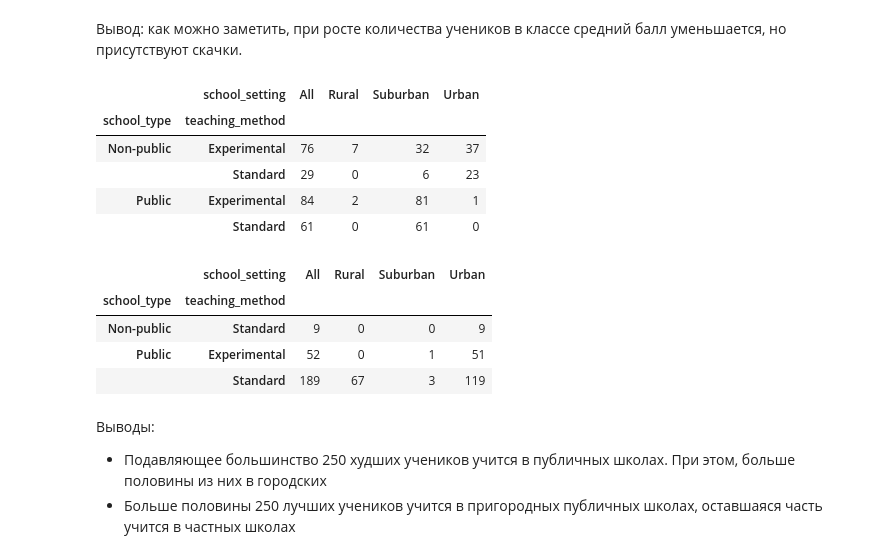
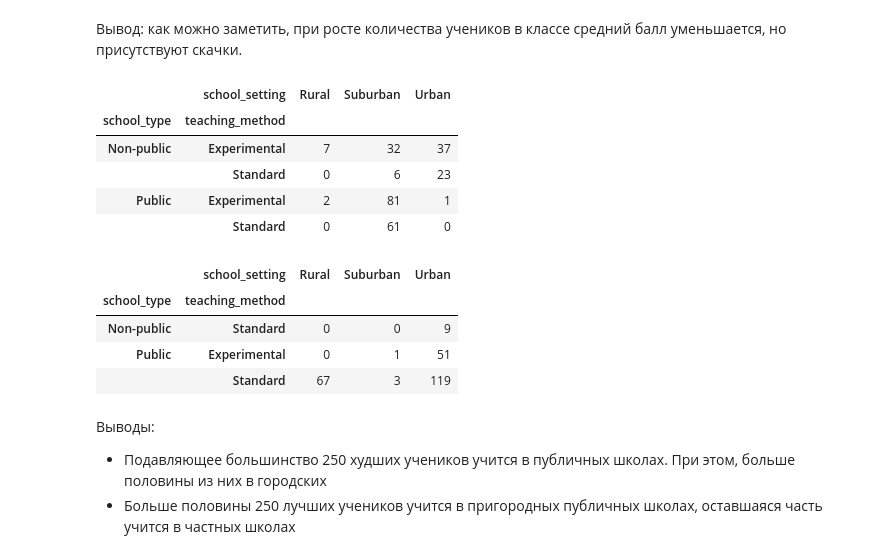
Before and after one commit to LlirikOknessu/tpu-8e22-ML-course, a Jupyter notebook: munkonov_nima/eda.ipynb, the cells around one changed output. Saved outputs shown, nothing was run; the diff lists cells and outputs as text; code cells hidden in the pictures.

```diff
--- a/munkonov_nima/eda.ipynb
+++ b/munkonov_nima/eda.ipynb
@@ -219,21 +219,22 @@ for bar in ax.patches:
 # %%
 # Проанализируем топ 250 лучших учеников
 top_scores = scores.sort_values(by=['posttest', 'pretest'], ascending=False)[:250]
 top_diff = pd.crosstab([top_scores.school_type, top_scores.teaching_method],
                           top_scores.school_setting,
                           margins=True)
 top_diff = top_diff.sort_index(axis=1)
 top_diff = top_diff.sort_index(axis=0)
-td = top_diff.drop('All', axis=1)
-td = top_diff.drop('All', axis=0)
+td = top_diff
+td = td.drop('All', axis=1)
+td = td.drop('All', axis=0)
 td.style.background_gradient(cmap='Greens', axis=None)
 # %% [output]
-|  | school_setting | All | Rural | Suburban | Urban |
-| school_type | teaching_method |  |  |  |  |
-| Non-public | Experimental | 76 | 7 | 32 | 37 |
-|  | Standard | 29 | 0 | 6 | 23 |
-| Public | Experimental | 84 | 2 | 81 | 1 |
-|  | Standard | 61 | 0 | 61 | 0 |
+|  | school_setting | Rural | Suburban | Urban |
+| school_type | teaching_method |  |  |  |
+| Non-public | Experimental | 7 | 32 | 37 |
+|  | Standard | 0 | 6 | 23 |
+| Public | Experimental | 2 | 81 | 1 |
+|  | Standard | 0 | 61 | 0 |
 # %%
 # Проанализируем топ 250 худших учеников
 bottom_scores = scores.sort_values(by=['posttest', 'pretest'])[:250]
@@ -242,15 +243,16 @@ bottom_diff = pd.crosstab([bottom_scores.school_type, bottom_scores.teaching_met
                           margins=True)
 bottom_diff = bottom_diff.sort_index(axis=1)
 bottom_diff = bottom_diff.sort_index(axis=0)
-bd = bottom_diff.drop('All', axis=1)
-bd = bottom_diff.drop('All', axis=0)
+bd = bottom_diff
+bd = bd.drop('All', axis=1)
+bd = bd.drop('All', axis=0)
 bd.style.background_gradient(cmap='Oranges', axis=None)
 # %% [output]
-|  | school_setting | All | Rural | Suburban | Urban |
-| school_type | teaching_method |  |  |  |  |
-| Non-public | Standard | 9 | 0 | 0 | 9 |
-| Public | Experimental | 52 | 0 | 1 | 51 |
-|  | Standard | 189 | 67 | 3 | 119 |
+|  | school_setting | Rural | Suburban | Urban |
+| school_type | teaching_method |  |  |  |
+| Non-public | Standard | 0 | 0 | 9 |
+| Public | Experimental | 0 | 1 | 51 |
+|  | Standard | 67 | 3 | 119 |
 # %% [markdown]
 Выводы:
 * Подавляющее большинство 250 худших учеников учится в публичных школах. При этом, больше половины из них в городских
```
Also changed, not shown: parts of 2 cells of this notebook, 9 other files.
